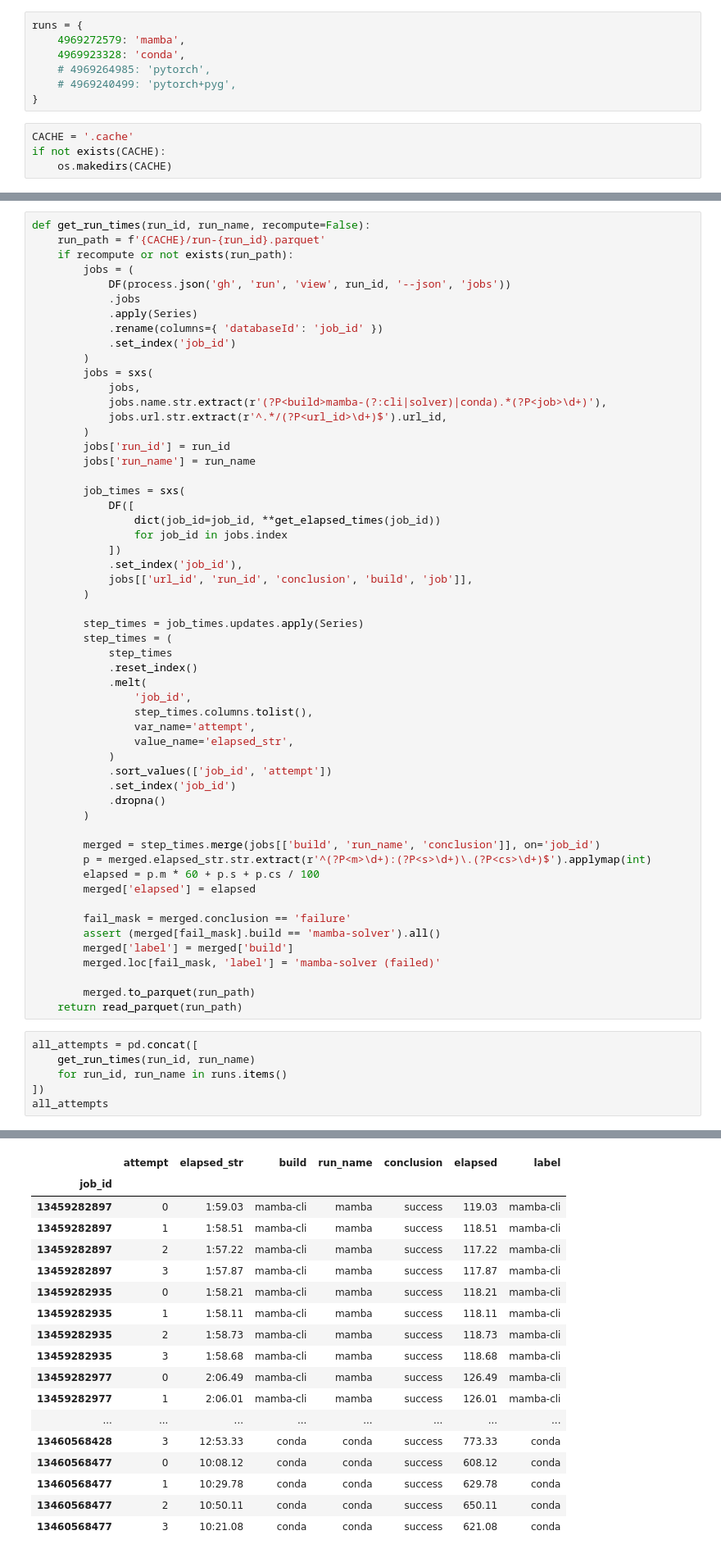
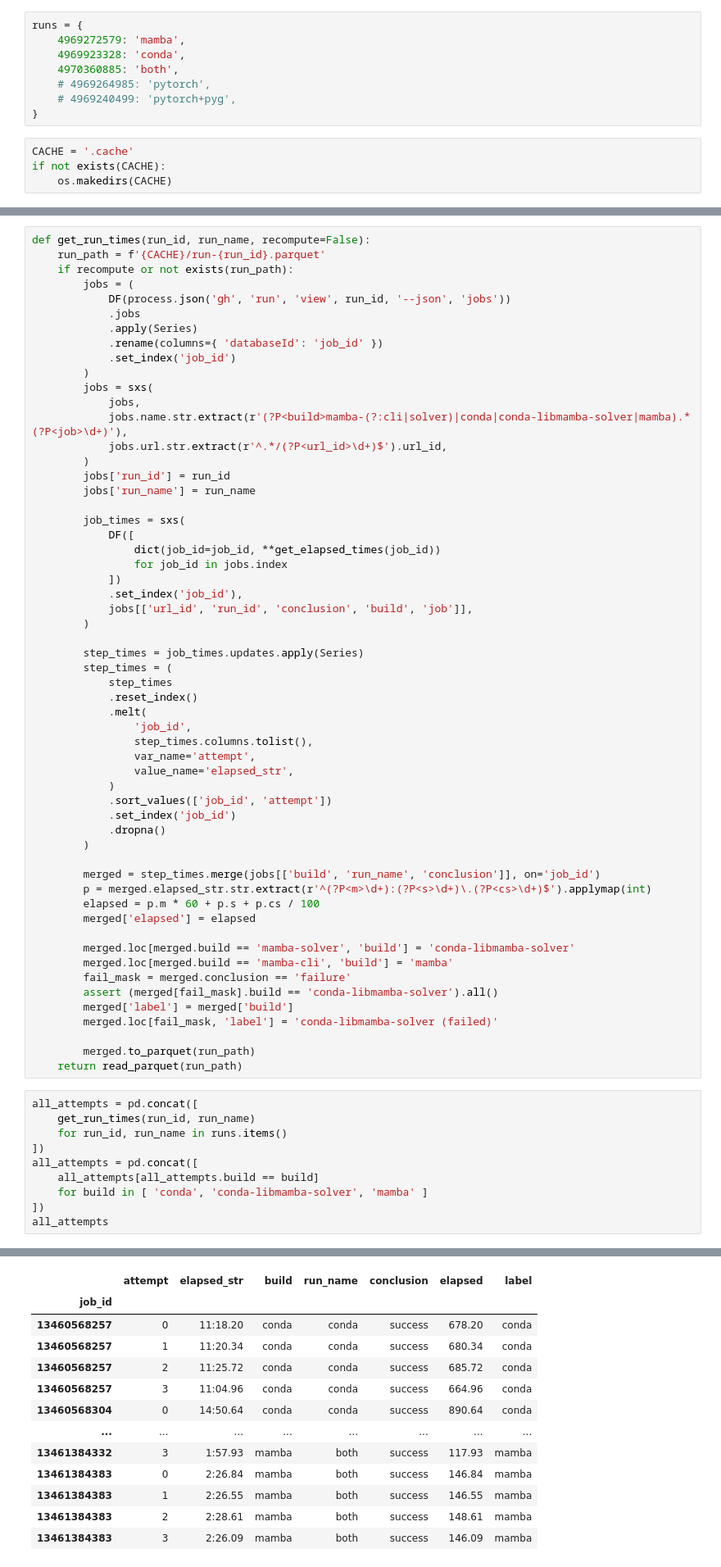
Before and after one commit to runsascoded/libmamba-solver-test, a Jupyter notebook: build-times.ipynb, the cells around one changed output, grey strips where cells are left out. Shown at 82% size. Saved outputs shown, nothing was run; the diff lists cells and outputs as text.

Commit message:
clean up build names, add conda-only build

```diff
--- a/build-times.ipynb
+++ b/build-times.ipynb
@@ -5,6 +5,7 @@ import plotly.express as px
 runs = {
     4969272579: 'mamba',
     4969923328: 'conda',
+    4970360885: 'both',
     # 4969264985: 'pytorch',
     # 4969240499: 'pytorch+pyg',
 }
@@ -49,7 +50,7 @@ def get_run_times(run_id, run_name, recompute=False):
         )
         jobs = sxs(
             jobs,
-            jobs.name.str.extract(r'(?P<build>mamba-(?:cli|solver)|conda).*(?P<job>\d+)'),
+            jobs.name.str.extract(r'(?P<build>mamba-(?:cli|solver)|conda|conda-libmamba-solver|mamba).*(?P<job>\d+)'),
             jobs.url.str.extract(r'^.*/(?P<url_id>\d+)$').url_id,
         )
         jobs['run_id'] = run_id
@@ -84,10 +85,12 @@ def get_run_times(run_id, run_name, recompute=False):
         elapsed = p.m * 60 + p.s + p.cs / 100
         merged['elapsed'] = elapsed
 
+        merged.loc[merged.build == 'mamba-solver', 'build'] = 'conda-libmamba-solver'
+        merged.loc[merged.build == 'mamba-cli', 'build'] = 'mamba'
         fail_mask = merged.conclusion == 'failure'
-        assert (merged[fail_mask].build == 'mamba-solver').all()
+        assert (merged[fail_mask].build == 'conda-libmamba-solver').all()
         merged['label'] = merged['build']
-        merged.loc[fail_mask, 'label'] = 'mamba-solver (failed)'
+        merged.loc[fail_mask, 'label'] = 'conda-libmamba-solver (failed)'
 
         merged.to_parquet(run_path)
     return read_parquet(run_path)
@@ -96,5 +99,9 @@ all_attempts = pd.concat([
     get_run_times(run_id, run_name)
     for run_id, run_name in runs.items()
 ])
+all_attempts = pd.concat([
+    all_attempts[all_attempts.build == build]
+    for build in [ 'conda', 'conda-libmamba-solver', 'mamba' ]
+])
 all_attempts
 # %% [output]
@@ -101,18 +111,13 @@ all_attempts
 |  | attempt | elapsed_str | build | run_name | conclusion | elapsed | label |
 | job_id |  |  |  |  |  |  |  |
-| 13459282897 | 0 | 1:59.03 | mamba-cli | mamba | success | 119.03 | mamba-cli |
-| 13459282897 | 1 | 1:58.51 | mamba-cli | mamba | success | 118.51 | mamba-cli |
-| 13459282897 | 2 | 1:57.22 | mamba-cli | mamba | success | 117.22 | mamba-cli |
-| 13459282897 | 3 | 1:57.87 | mamba-cli | mamba | success | 117.87 | mamba-cli |
-| 13459282935 | 0 | 1:58.21 | mamba-cli | mamba | success | 118.21 | mamba-cli |
-| 13459282935 | 1 | 1:58.11 | mamba-cli | mamba | success | 118.11 | mamba-cli |
-| 13459282935 | 2 | 1:58.73 | mamba-cli | mamba | success | 118.73 | mamba-cli |
-| 13459282935 | 3 | 1:58.68 | mamba-cli | mamba | success | 118.68 | mamba-cli |
-| 13459282977 | 0 | 2:06.49 | mamba-cli | mamba | success | 126.49 | mamba-cli |
-| 13459282977 | 1 | 2:06.01 | mamba-cli | mamba | success | 126.01 | mamba-cli |
+| 13460568257 | 0 | 11:18.20 | conda | conda | success | 678.20 | conda |
+| 13460568257 | 1 | 11:20.34 | conda | conda | success | 680.34 | conda |
+| 13460568257 | 2 | 11:25.72 | conda | conda | success | 685.72 | conda |
+| 13460568257 | 3 | 11:04.96 | conda | conda | success | 664.96 | conda |
+| 13460568304 | 0 | 14:50.64 | conda | conda | success | 890.64 | conda |
 | ... | ... | ... | ... | ... | ... | ... | ... |
-| 13460568428 | 3 | 12:53.33 | conda | conda | success | 773.33 | conda |
-| 13460568477 | 0 | 10:08.12 | conda | conda | success | 608.12 | conda |
-| 13460568477 | 1 | 10:29.78 | conda | conda | success | 629.78 | conda |
-| 13460568477 | 2 | 10:50.11 | conda | conda | success | 650.11 | conda |
-| 13460568477 | 3 | 10:21.08 | conda | conda | success | 621.08 | conda |
+| 13461384332 | 3 | 1:57.93 | mamba | both | success | 117.93 | mamba |
+| 13461384383 | 0 | 2:26.84 | mamba | both | success | 146.84 | mamba |
+| 13461384383 | 1 | 2:26.55 | mamba | both | success | 146.55 | mamba |
+| 13461384383 | 2 | 2:28.61 | mamba | both | success | 148.61 | mamba |
+| 13461384383 | 3 | 2:26.09 | mamba | both | success | 146.09 | mamba |
```
Also changed, not shown: parts of 2 cells of this notebook, 5 other files.
